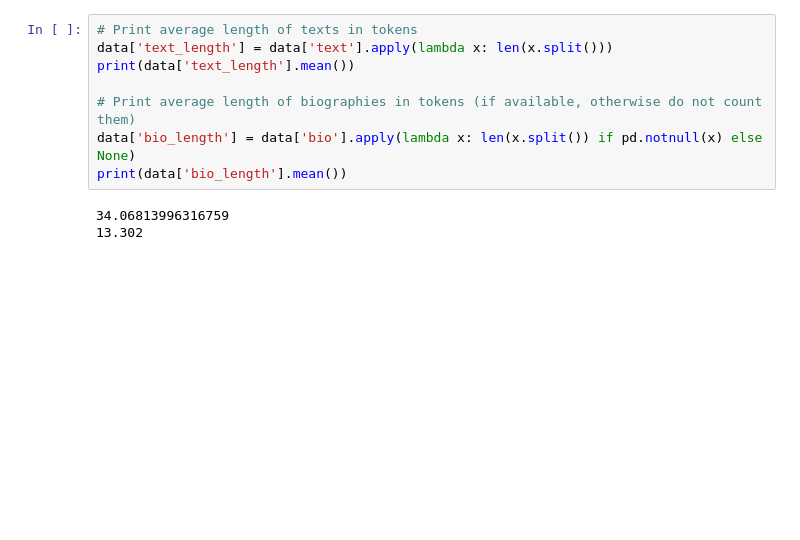
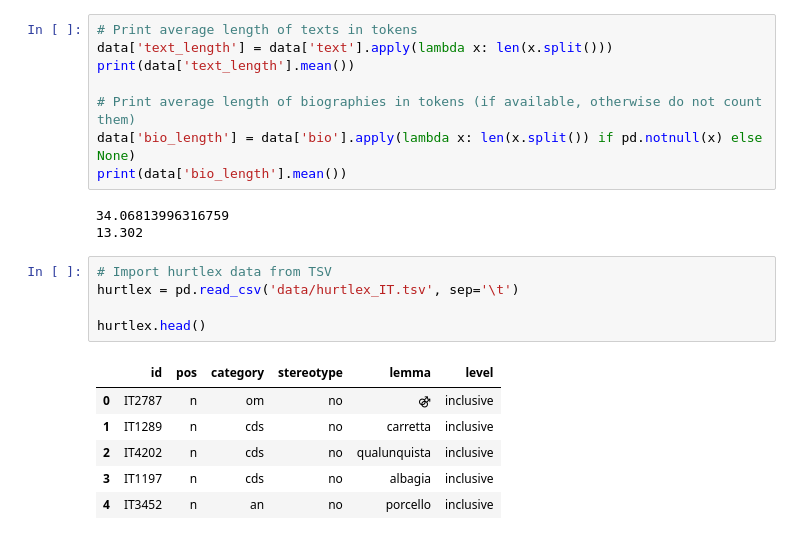
Before and after one commit to simocasaz/evalita2026-multipride-UniBO-FICLIT, a Jupyter notebook: data_analysis.ipynb, the cells around one changed output. Drawn from its saved outputs; the diff is of its cells as text; blank space fills up the shorter version.

```diff
--- a/data_analysis.ipynb
+++ b/data_analysis.ipynb
@@ -59,3 +58,15 @@ print(data['bio_length'].mean())
 # %% [output]
 34.06813996316759
 13.302
+# %%
+# Import hurtlex data from TSV
+hurtlex = pd.read_csv('data/hurtlex_IT.tsv', sep='\t')
+
+hurtlex.head()
+# %% [output]
+|  | id | pos | category | stereotype | lemma | level |
+| 0 | IT2787 | n | om | no | ⚣ | inclusive |
+| 1 | IT1289 | n | cds | no | carretta | inclusive |
+| 2 | IT4202 | n | cds | no | qualunquista | inclusive |
+| 3 | IT1197 | n | cds | no | albagia | inclusive |
+| 4 | IT3452 | n | an | no | porcello | inclusive |
```
Also changed, not shown: parts of 6 cells of this notebook, 3 other files.
